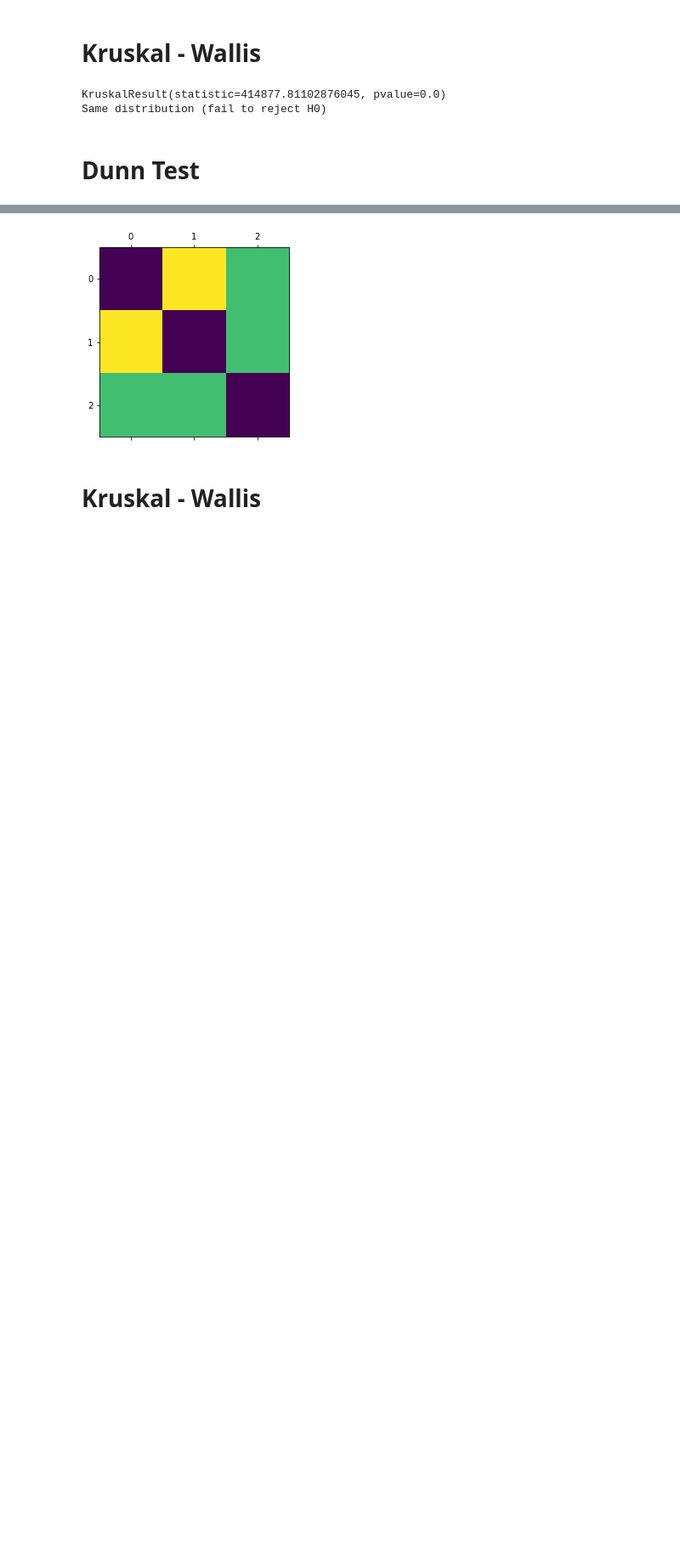
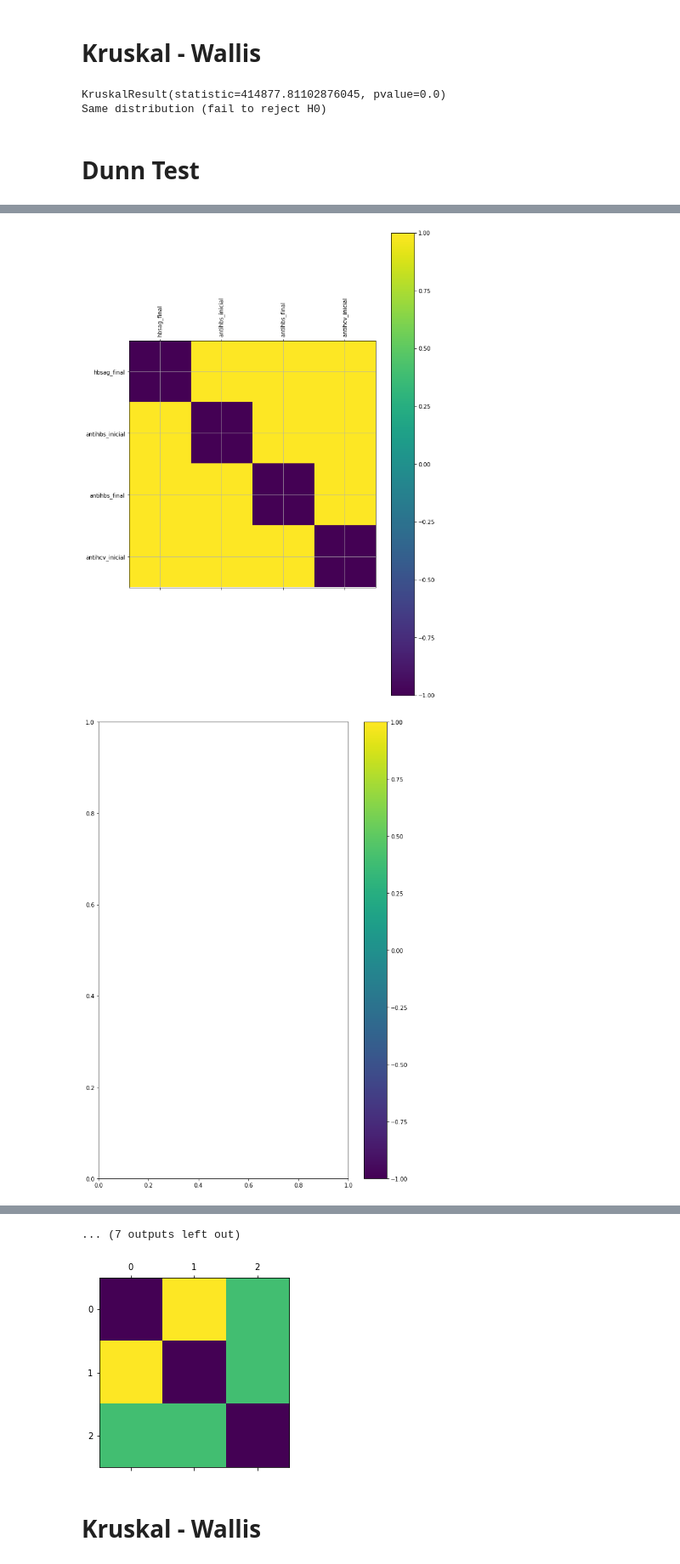
Before and after one commit to gabiiwa/DRC, a Jupyter notebook: kruskal_post_int.ipynb, the cells around one changed output, grey strips where cells are left out. Shown at 85% size. Cells and saved outputs as stored; diff of their text form; code cells hidden in the pictures; blank space fills up the shorter version.

```diff
--- a/kruskal_post_int.ipynb
+++ b/kruskal_post_int.ipynb
@@ -124,0 +130,40 @@ df.to_csv("dunn_test.csv")
+# %%
+# Separar os grupos e fazer os calculos
+dic_aux = list(dic_snulo.keys())
+aux_cont = 0
+aux_parada = 0
+for i in range(len(dic_snulo.keys())):
+    if aux_cont == 7:
+        fig = plt.figure(figsize=(10,15))
+        df = sp.posthoc_dunn(test[aux_parada:i], p_adjust = 'holm')
+
+        cax = plt.matshow(df, fignum=1)
+        fig.colorbar(cax)
+
+
+        plt.xticks(range(0,len(test[aux_parada:i])),dic_aux[aux_parada:i], rotation = 90)
+        plt.yticks(range(0,len(test[aux_parada:i])),dic_aux[aux_parada:i])
+
+        plt.grid()
+        plt.savefig('de'+str(aux_parada)+'parte'+str(i)+'.png')
+
+        aux_parada = i
+        aux_cont =0
+    elif i!=147:
+        aux_cont += 1
+    else:
+        fig = plt.figure(figsize=(10,15))
+        df = sp.posthoc_dunn(test[aux_parada:i], p_adjust = 'holm')
+
+        cax = plt.matshow(df, fignum=1)
+        fig.colorbar(cax)
+
+
+        plt.xticks(range(0,len(test[aux_parada:i])),dic_aux[aux_parada:i], rotation = 90)
+        plt.yticks(range(0,len(test[aux_parada:i])),dic_aux[aux_parada:i])
+
+        plt.grid()
+        plt.savefig('de'+str(aux_parada)+'parte'+str(i)+'.png')
+# %% [output]
+[figure, added]
+[figure, added]
@@ -125,3 +180,4 @@ df.to_csv("dunn_test.csv")
+... (7 outputs left out)
 # %%
 # dic_snulo.keys()
 # %%
```
Also changed, not shown: parts of 9 cells of this notebook, 20 other files.
